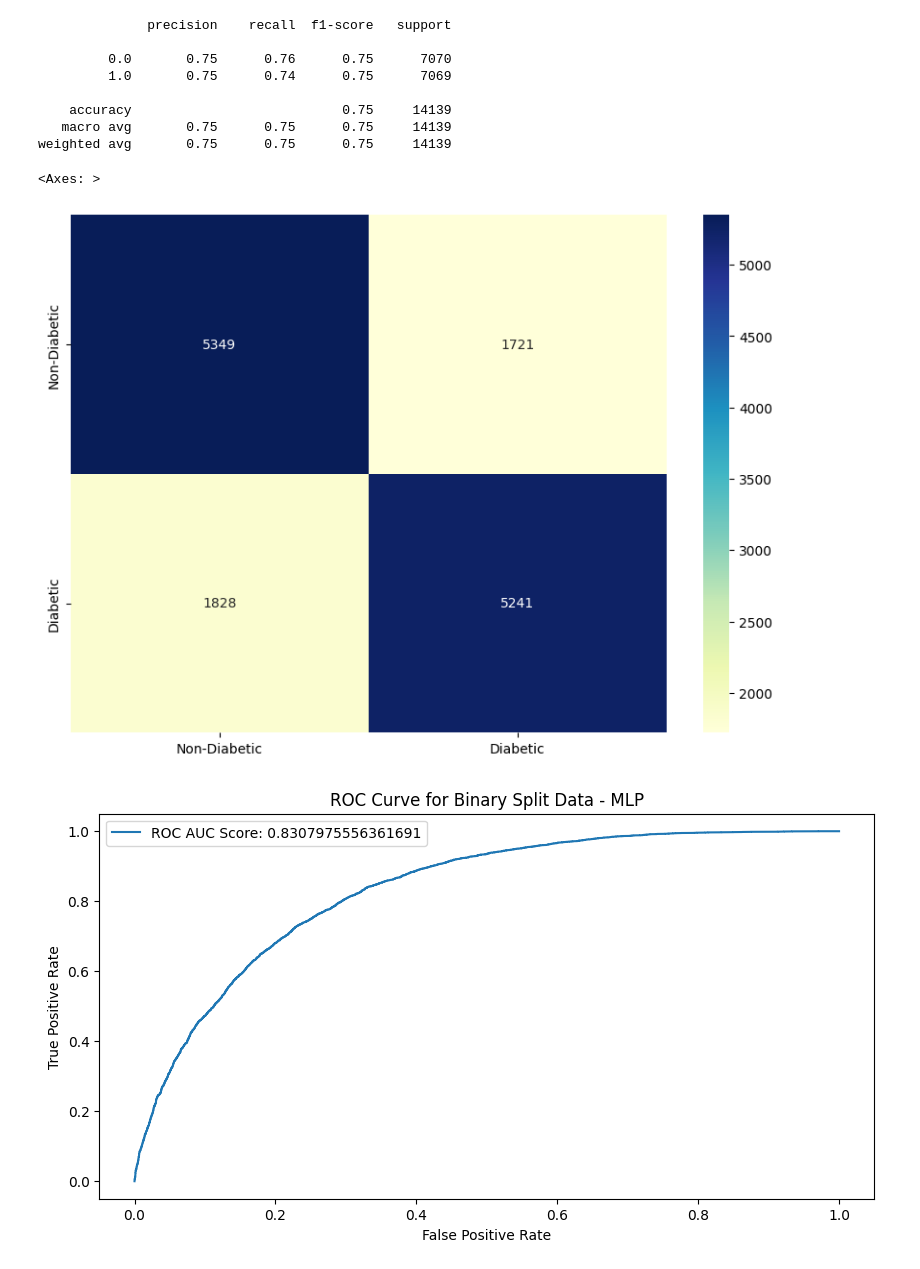
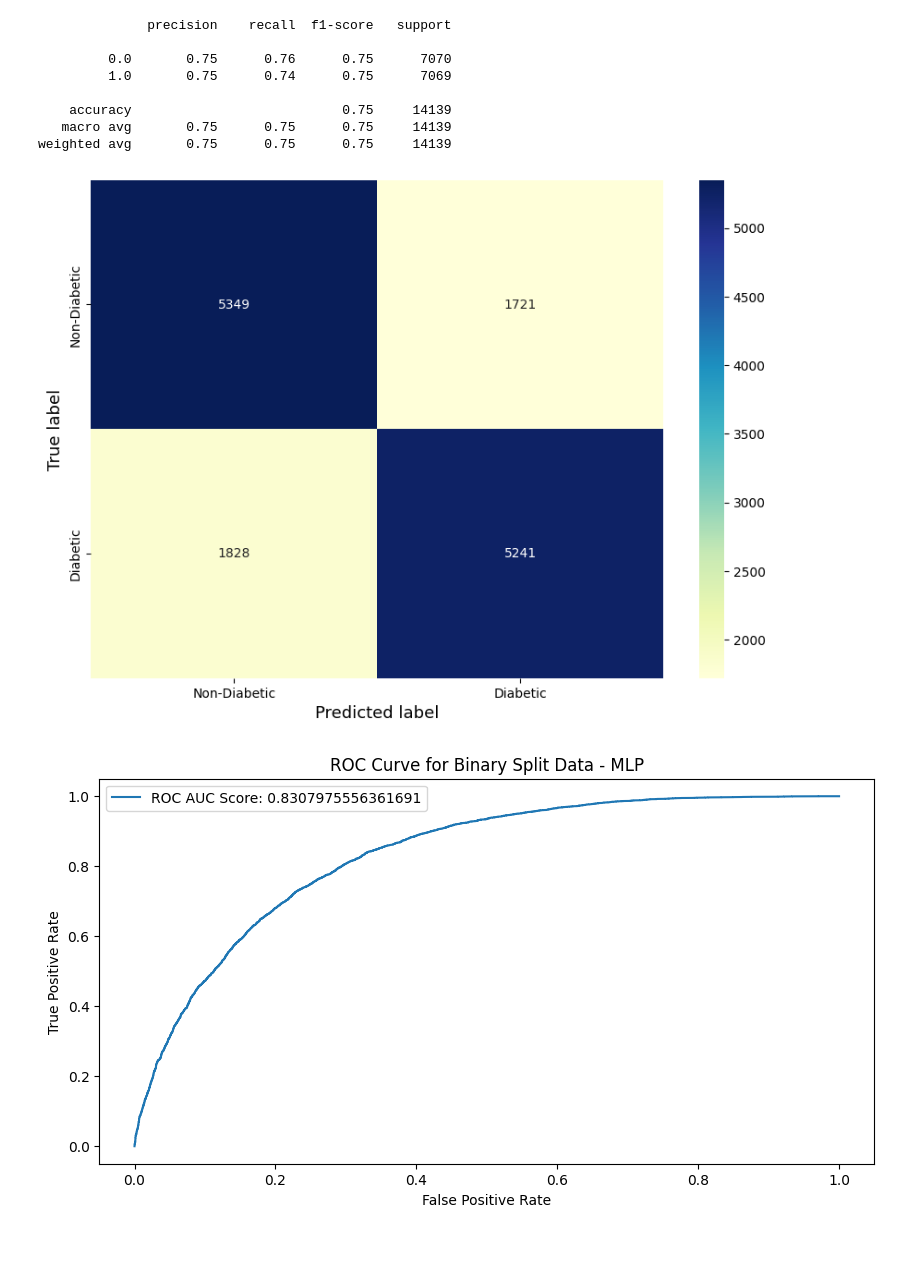
Before and after one commit to embedded-robotics/diabetes-detection-machine-learning, a Jupyter notebook: mlp_diabetes_simple.ipynb, the cells around one changed output. Cells and saved outputs as stored; diff of their text form; code cells hidden in the pictures.

```diff
--- a/mlp_diabetes_simple.ipynb
+++ b/mlp_diabetes_simple.ipynb
@@ -154,11 +156,13 @@ weighted avg       0.75      0.75      0.75     14139
 # %%
 cm = confusion_matrix(y_test, y_pred)
 cm_df = pd.DataFrame(cm, index = [i for i in ['Non-Diabetic', 'Diabetic']], columns = [i for i in ['Non-Diabetic', 'Diabetic']])
 plt.figure(figsize = (10,7))
 sn.heatmap(cm_df,  cmap="YlGnBu", fmt='g', annot=True)
+plt.xlabel('Predicted label',fontsize = 13)
+plt.ylabel('True label',fontsize = 13)
+plt.show()
 # %% [output]
-<Axes: >
-[figure, old version]
+[figure, new version]
 # %%
 plt.figure(figsize=(10,5))
 plt.plot(fpr, tpr, label=f"ROC AUC Score: {roc_auc_val}")
```
Also changed, not shown: parts of 1 cell of this notebook.
